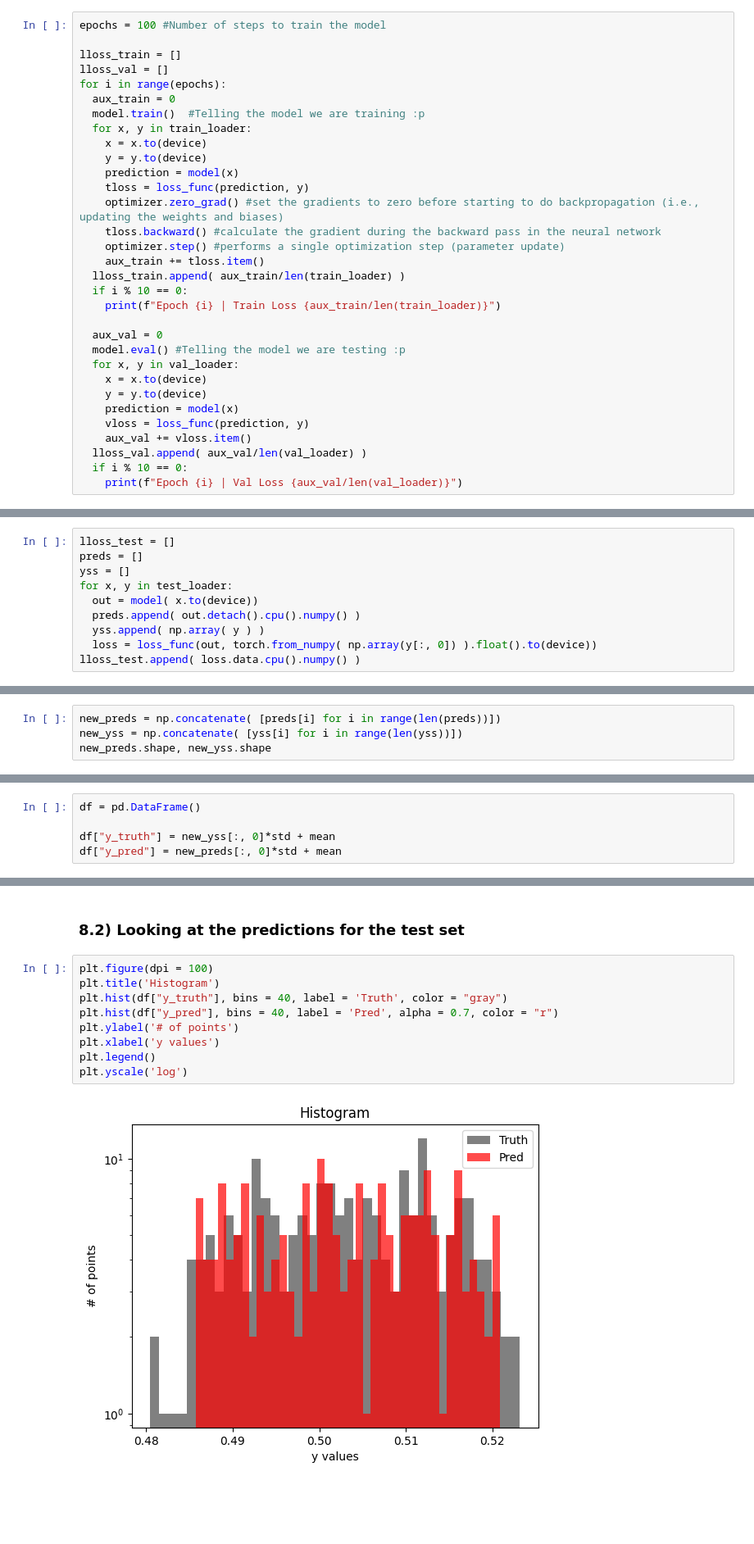
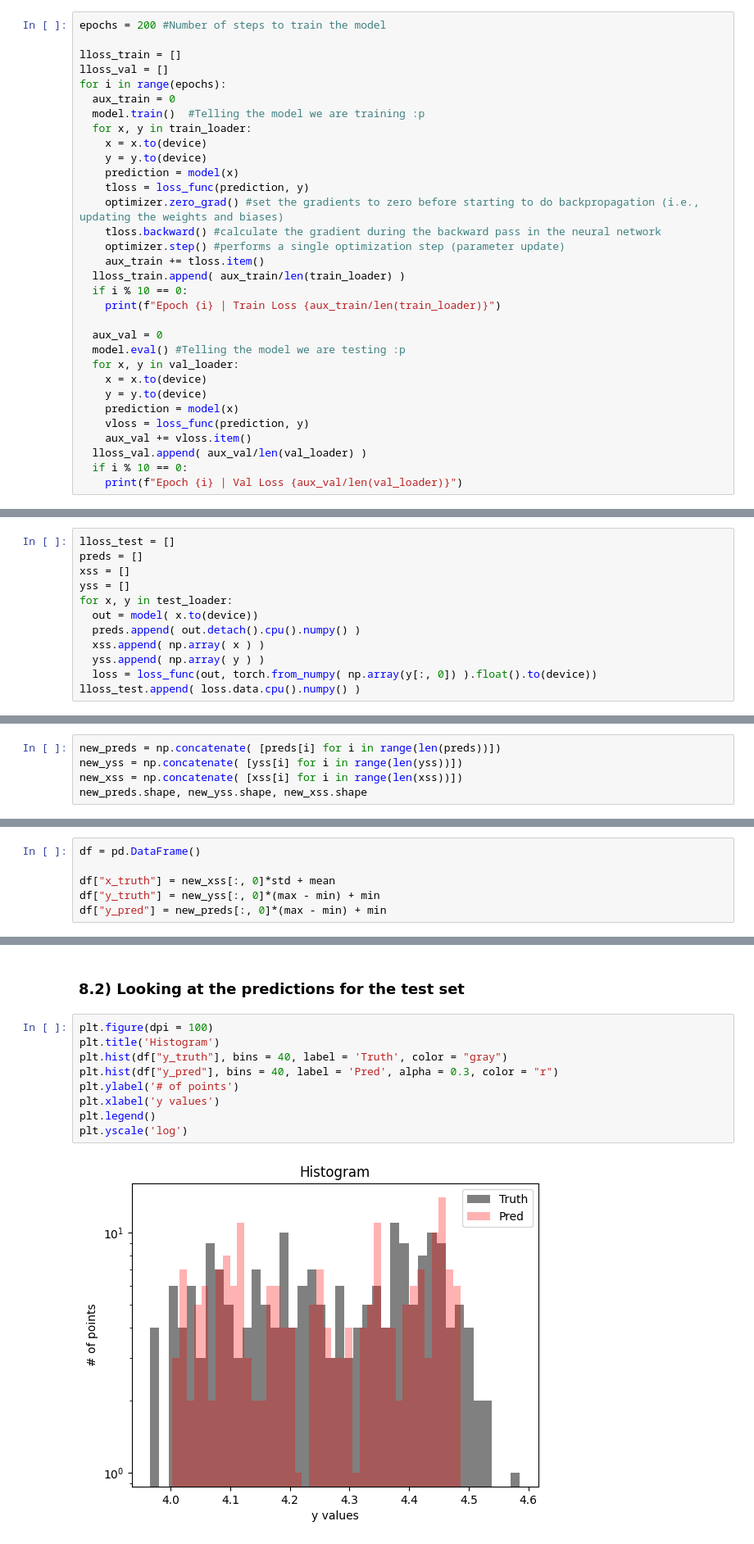
Before and after one commit to natalidesanti/pytorch_and_GNNs, a Jupyter notebook: pytorch.ipynb, the cells around one changed output, grey strips where cells are left out. Shown at 82% size. Cells and saved outputs as stored; diff of their text form; blank space fills up the shorter version.

```diff
--- a/pytorch.ipynb
+++ b/pytorch.ipynb
@@ -197,7 +243,7 @@ loss_func = torch.nn.MSELoss()
 # %% [markdown]
 ## 6) Training and validating the model
 # %%
-epochs = 100 #Number of steps to train the model
+epochs = 200 #Number of steps to train the model
 
 lloss_train = []
 lloss_val = []
@@ -266,10 +309,12 @@ plt.yscale('log')
 # %%
 lloss_test = []
 preds = []
+xss = []
 yss = []
 for x, y in test_loader:
   out = model( x.to(device))
   preds.append( out.detach().cpu().numpy() )
+  xss.append( np.array( x ) )
   yss.append( np.array( y ) )
   loss = loss_func(out, torch.from_numpy( np.array(y[:, 0]) ).float().to(device))
 lloss_test.append( loss.data.cpu().numpy() )
@@ -278,5 +323,6 @@ Arranging the batches results
 # %%
 new_preds = np.concatenate( [preds[i] for i in range(len(preds))])
 new_yss = np.concatenate( [yss[i] for i in range(len(yss))])
-new_preds.shape, new_yss.shape
+new_xss = np.concatenate( [xss[i] for i in range(len(xss))])
+new_preds.shape, new_yss.shape, new_xss.shape
 # %% [output]
@@ -284,8 +330,9 @@ new_preds.shape, new_yss.shape
 # %%
 df = pd.DataFrame()
 
-df["y_truth"] = new_yss[:, 0]*std + mean
-df["y_pred"] = new_preds[:, 0]*std + mean
+df["x_truth"] = new_xss[:, 0]*std + mean
+df["y_truth"] = new_yss[:, 0]*(max - min) + min
+df["y_pred"] = new_preds[:, 0]*(max - min) + min
 # %% [markdown]
 ### 8.1) Computing the MSE for the test set
 # %%
@@ -298,14 +345,14 @@ loss_test
 # %%
 plt.figure(dpi = 100)
 plt.title('Histogram')
 plt.hist(df["y_truth"], bins = 40, label = 'Truth', color = "gray")
-plt.hist(df["y_pred"], bins = 40, label = 'Pred', alpha = 0.7, color = "r")
+plt.hist(df["y_pred"], bins = 40, label = 'Pred', alpha = 0.3, color = "r")
 plt.ylabel('# of points')
 plt.xlabel('y values')
 plt.legend()
 plt.yscale('log')
 # %% [output]
-[figure, old version]
+[figure, new version]
 # %%
 plt.figure(dpi = 100, figsize = (5, 5))
 plt.title('Pred X Truth')
```
Also changed, not shown: parts of 14 cells of this notebook, 1 other file.
